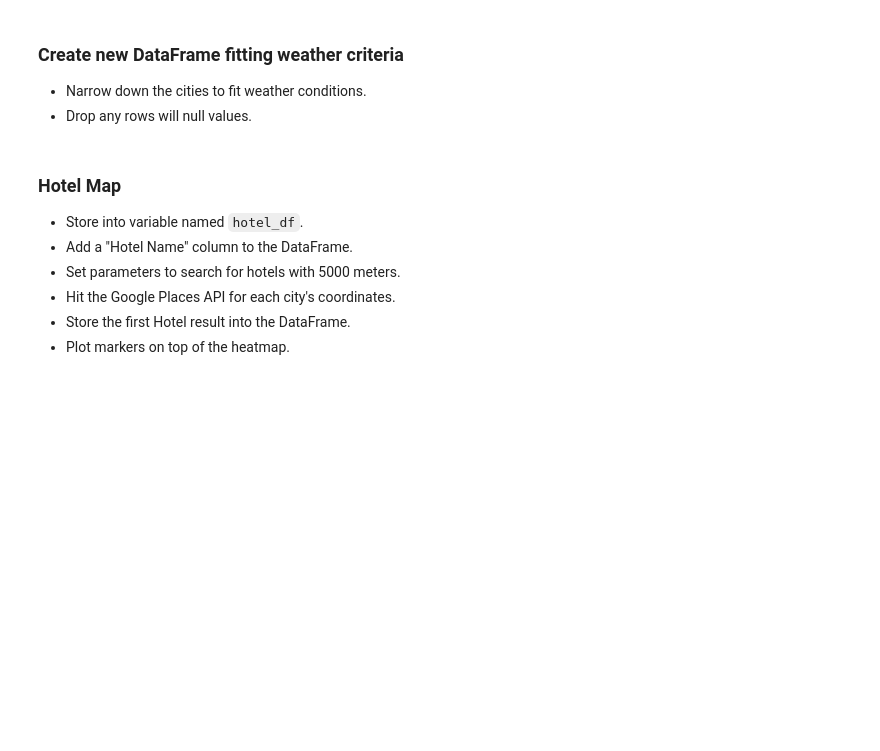
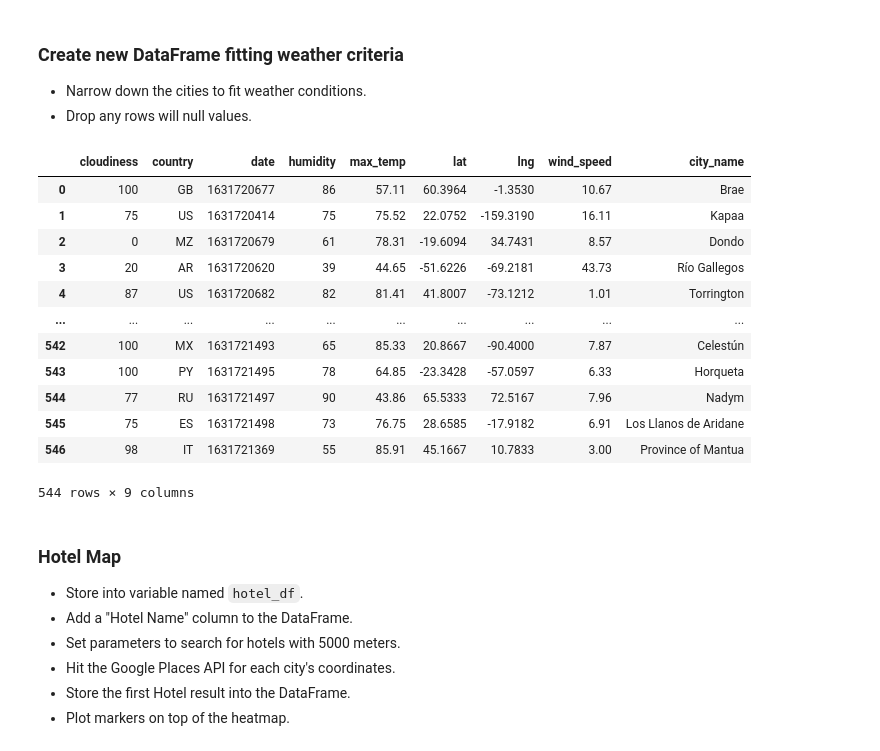
Before and after one commit to saharthejamal/API_challenge, a Jupyter notebook: starter_code/VacationPy.ipynb, the cells around one changed output. Cells and saved outputs as stored; diff of their text form; code cells hidden in the pictures; blank space fills up the shorter version.

```diff
--- a/starter_code/VacationPy.ipynb
+++ b/starter_code/VacationPy.ipynb
@@ -57,3 +78,20 @@ fig
+# %%
+nd_cities_df = cities_df.loc[(cities_df['wind_speed'] <= 10) | (cities_df['cloudiness'] ==0) | (cities_df['max_temp'] >=70) | (cities_df['max_temp'] <=80)].dropna()
+nd_cities_df
+# %% [output]
+|  | cloudiness | country | date | humidity | max_temp | lat | lng | wind_speed | city_name |
+| 0 | 100 | GB | 1631720677 | 86 | 57.11 | 60.3964 | -1.3530 | 10.67 | Brae |
+| 1 | 75 | US | 1631720414 | 75 | 75.52 | 22.0752 | -159.3190 | 16.11 | Kapaa |
+| 2 | 0 | MZ | 1631720679 | 61 | 78.31 | -19.6094 | 34.7431 | 8.57 | Dondo |
+| 3 | 20 | AR | 1631720620 | 39 | 44.65 | -51.6226 | -69.2181 | 43.73 | Río Gallegos |
+| 4 | 87 | US | 1631720682 | 82 | 81.41 | 41.8007 | -73.1212 | 1.01 | Torrington |
+| ... | ... | ... | ... | ... | ... | ... | ... | ... | ... |
+| 542 | 100 | MX | 1631721493 | 65 | 85.33 | 20.8667 | -90.4000 | 7.87 | Celestún |
+| 543 | 100 | PY | 1631721495 | 78 | 64.85 | -23.3428 | -57.0597 | 6.33 | Horqueta |
+| 544 | 77 | RU | 1631721497 | 90 | 43.86 | 65.5333 | 72.5167 | 7.96 | Nadym |
+| 545 | 75 | ES | 1631721498 | 73 | 76.75 | 28.6585 | -17.9182 | 6.91 | Los Llanos de Aridane |
+| 546 | 98 | IT | 1631721369 | 55 | 85.91 | 45.1667 | 10.7833 | 3.00 | Province of Mantua |
+544 rows × 9 columns
 # %% [markdown]
 ### Hotel Map
 * Store into variable named `hotel_df`.
```
Also changed, not shown: parts of 7 cells of this notebook, 13 other files.
